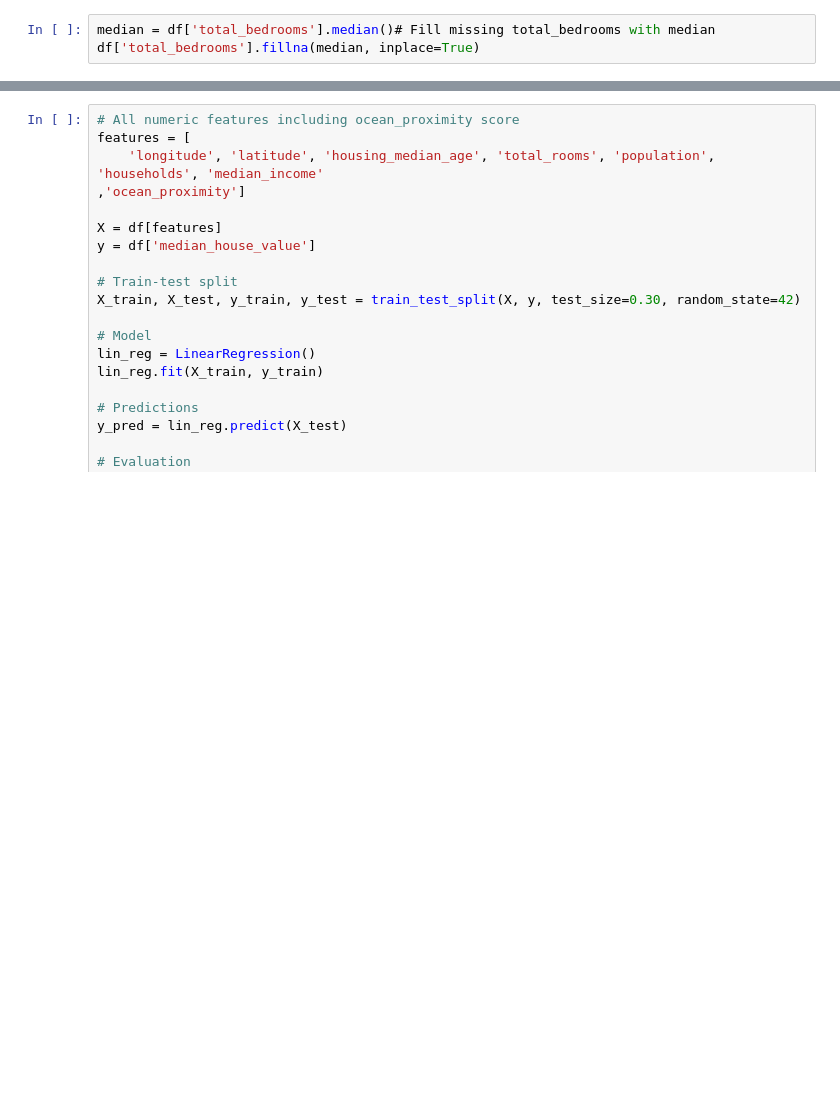
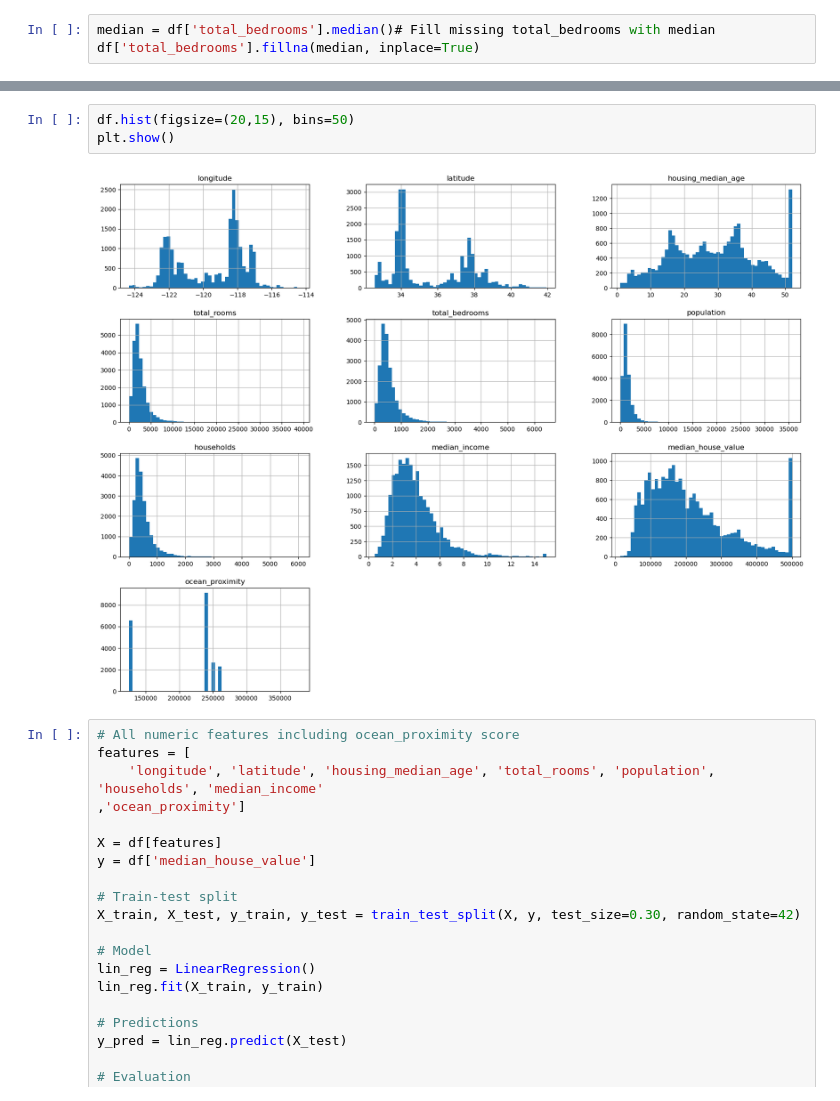
Before and after one commit to 25f1002042-ops/California_housing_price_prediction, a Jupyter notebook: California_Housing_Prediction.ipynb, the cells around one changed output, grey strips where cells are left out. Saved outputs shown, nothing was run; the diff lists cells and outputs as text; blank space fills up the shorter version.

Commit message:
Added new regression plots and improved R analysis

```diff
--- a/California_Housing_Prediction.ipynb
+++ b/California_Housing_Prediction.ipynb
@@ -113,4 +115,9 @@ plt.show()
 [figure]
+# %%
+df.hist(figsize=(20,15), bins=50)
+plt.show()
+# %% [output]
+[figure, added]
 # %%
 # All numeric features including ocean_proximity score
 features = [
```
Also changed, not shown: parts of 2 cells of this notebook.
